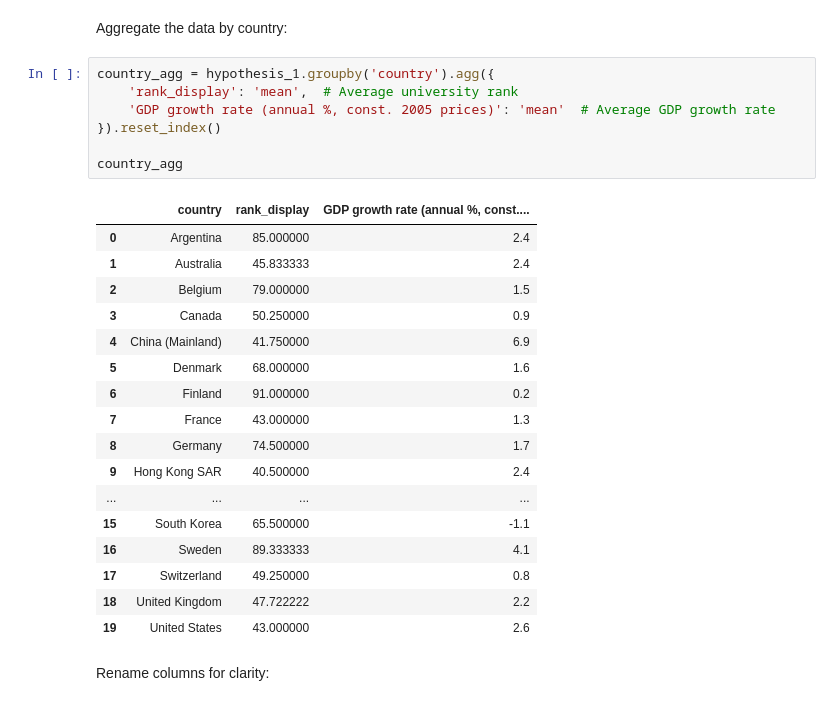
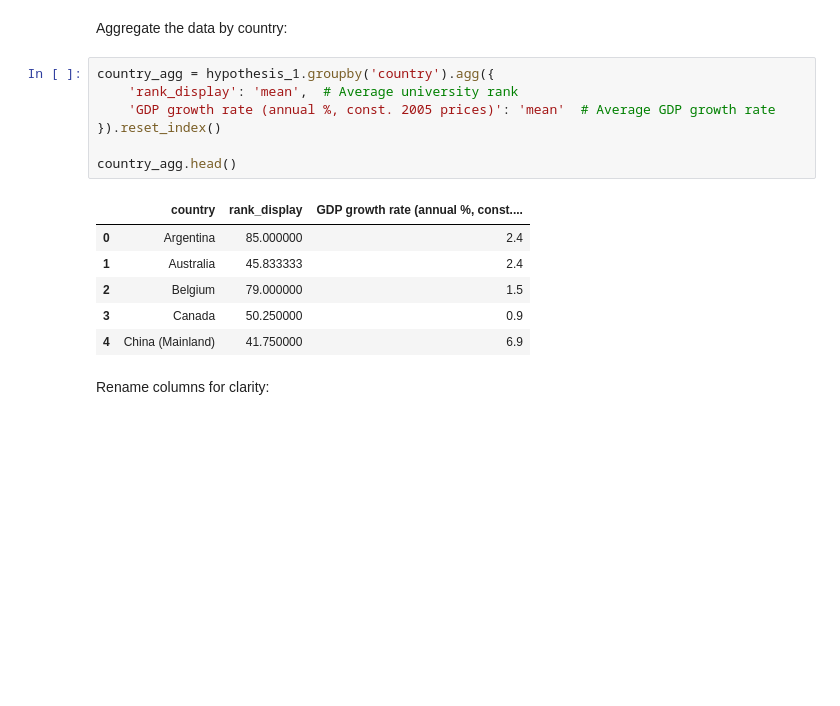
Before and after one commit to DanSun1213/First_Project, a Jupyter notebook: main.ipynb, the cells around one changed output. Cells and saved outputs as stored; diff of their text form; blank space fills up the shorter version.

```diff
--- a/main.ipynb
+++ b/main.ipynb
@@ -134,28 +132,17 @@ Aggregate the data by country:
 # %%
 country_agg = hypothesis_1.groupby('country').agg({
     'rank_display': 'mean',  # Average university rank
     'GDP growth rate (annual %, const. 2005 prices)': 'mean'  # Average GDP growth rate
 }).reset_index()
 
-country_agg
+country_agg.head()
 # %% [output]
 |  | country | rank_display | GDP growth rate (annual %, const.... |
 | 0 | Argentina | 85.000000 | 2.4 |
 | 1 | Australia | 45.833333 | 2.4 |
 | 2 | Belgium | 79.000000 | 1.5 |
 | 3 | Canada | 50.250000 | 0.9 |
 | 4 | China (Mainland) | 41.750000 | 6.9 |
-| 5 | Denmark | 68.000000 | 1.6 |
-| 6 | Finland | 91.000000 | 0.2 |
-| 7 | France | 43.000000 | 1.3 |
-| 8 | Germany | 74.500000 | 1.7 |
-| 9 | Hong Kong SAR | 40.500000 | 2.4 |
-| ... | ... | ... | ... |
-| 15 | South Korea | 65.500000 | -1.1 |
-| 16 | Sweden | 89.333333 | 4.1 |
-| 17 | Switzerland | 49.250000 | 0.8 |
-| 18 | United Kingdom | 47.722222 | 2.2 |
-| 19 | United States | 43.000000 | 2.6 |
 # %% [markdown]
 Rename columns for clarity:
 # %%
```
Also changed, not shown: parts of 11 cells of this notebook, 1 other file.
